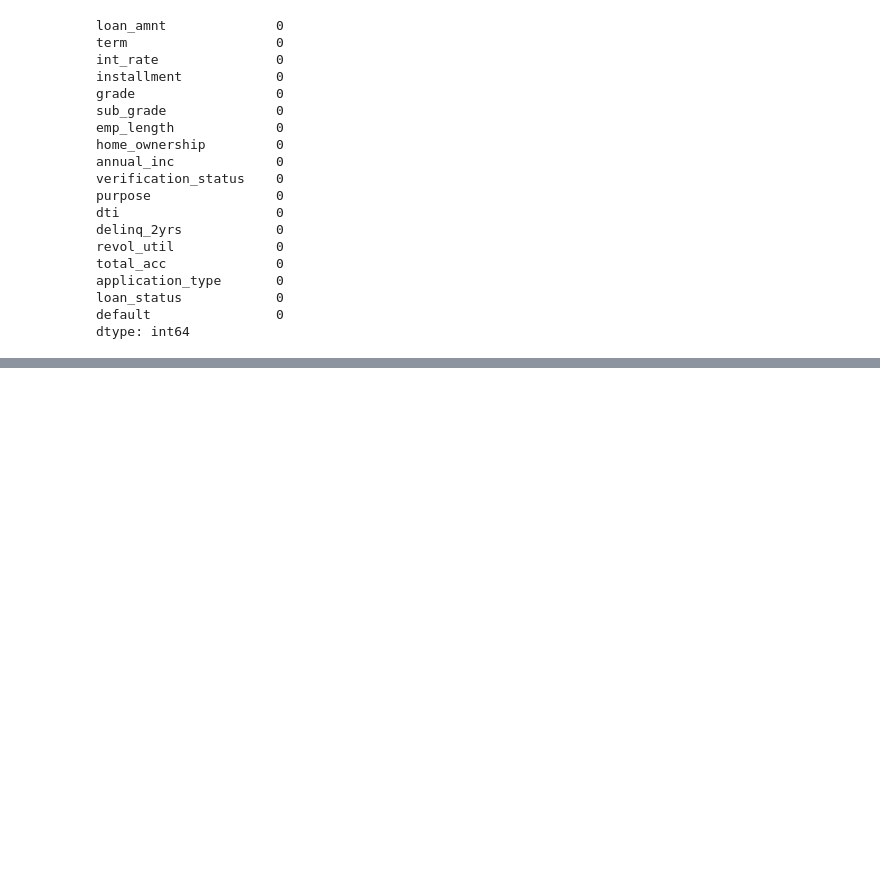
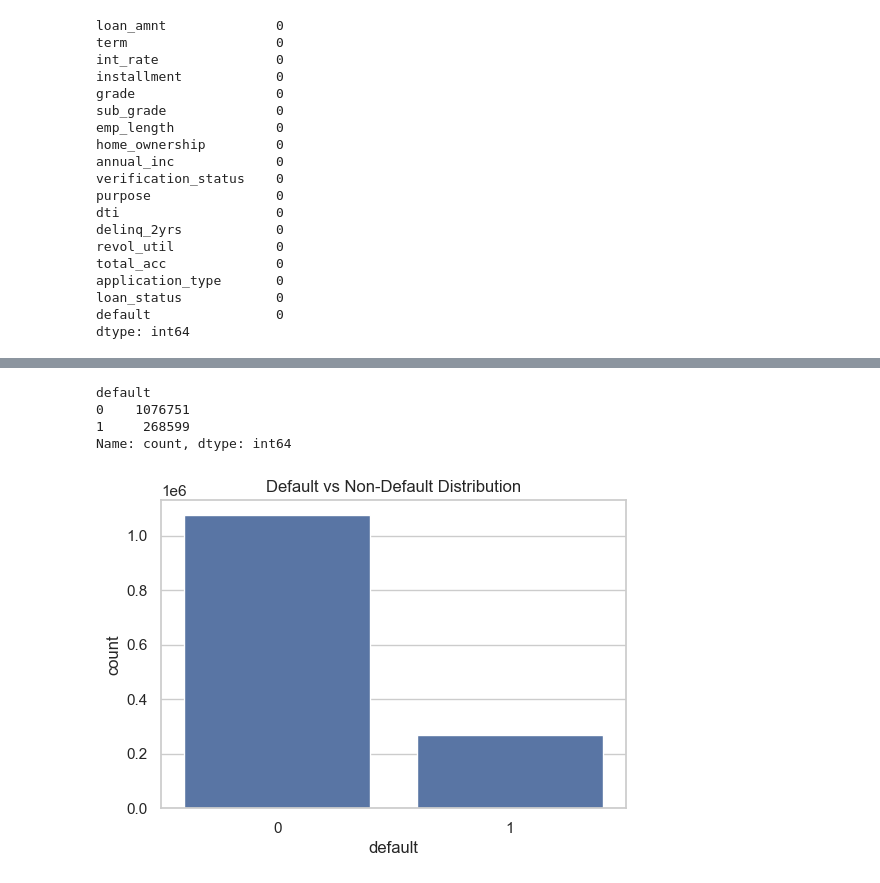
Before and after one commit to roshitha-nair/loan-default-risk-analysis, a Jupyter notebook: notebooks/loan_default_analysis.ipynb, the cells around one changed output, grey strips where cells are left out. Cells and saved outputs as stored; diff of their text form; code cells hidden in the pictures; blank space fills up the shorter version.

Commit message:
Stage 5: Exploratory Data Analysis completed

```diff
--- a/notebooks/loan_default_analysis.ipynb
+++ b/notebooks/loan_default_analysis.ipynb
@@ -343,0 +350,17 @@ dtype: int64
+# %%
+# Stage 5 — Exploratory Data Analysis (EDA): Step-1
+# Target Variable Analysis
+df['default'].value_counts()
+# %% [output]
+default
+0    1076751
+1     268599
+Name: count, dtype: int64
+# %%
+# 📊 Visualization
+plt.figure(figsize=(6,4))
+sns.countplot(x='default', data=df)
+plt.title("Default vs Non-Default Distribution")
+plt.show()
+# %% [output]
+[figure, added]
```
Also changed, not shown: parts of 7 cells of this notebook.
